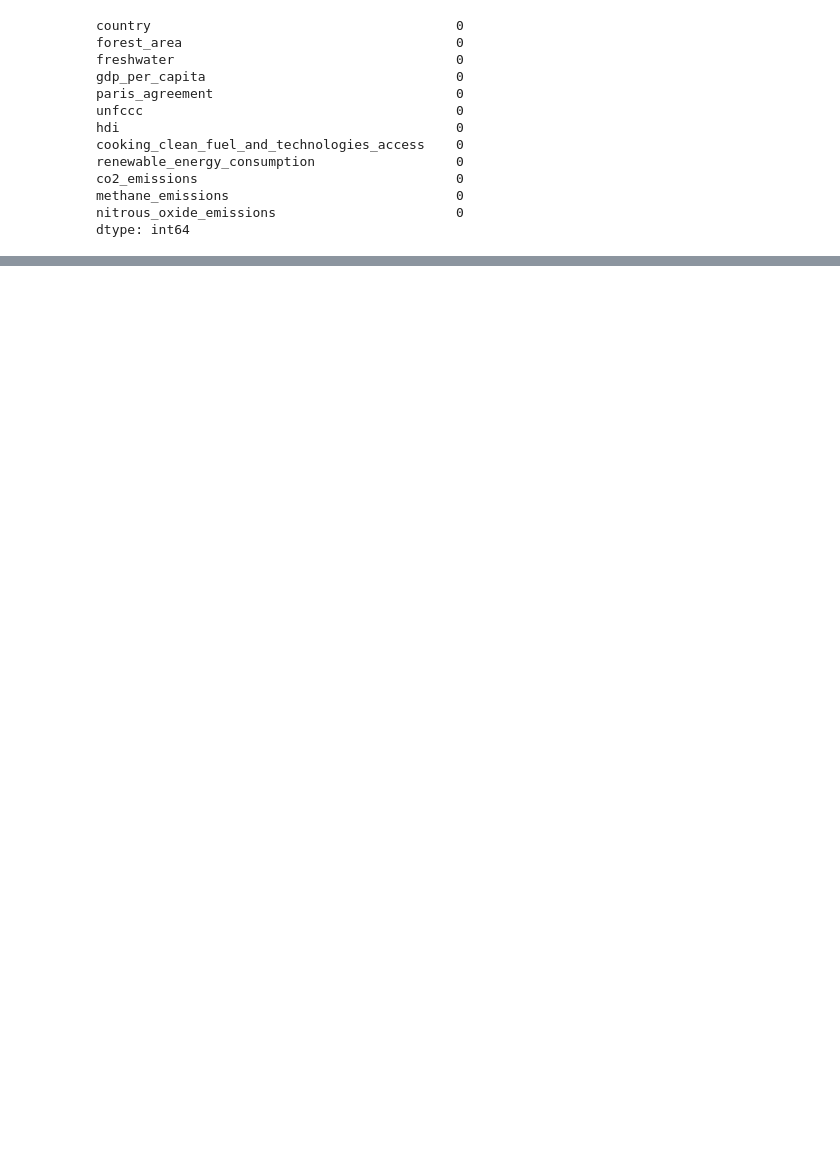
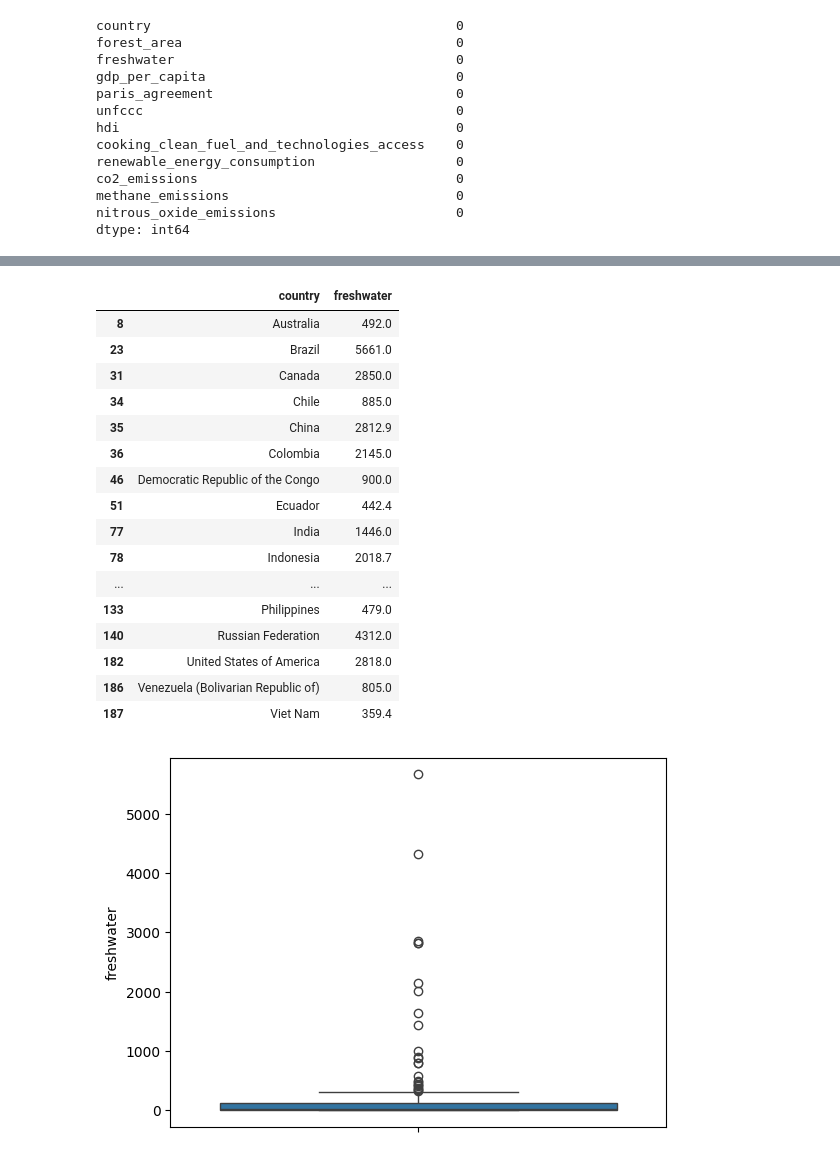
Before and after one commit to luanakimley/low-carbon-development-composite-index, a Jupyter notebook: data_cleaning.ipynb, the cells around one changed output, grey strips where cells are left out. Saved outputs shown, nothing was run; the diff lists cells and outputs as text; code cells hidden in the pictures; blank space fills up the shorter version.

```diff
--- a/data_cleaning.ipynb
+++ b/data_cleaning.ipynb
@@ -647,0 +702,33 @@ dtype: int64
+# %%
+Q1 = lcdci_df_imputed['freshwater'].quantile(0.25)
+Q3 = lcdci_df_imputed['freshwater'].quantile(0.75)
+
+IQR = Q3 - Q1
+
+lower_bound = Q1 - 1.5 * IQR
+upper_bound = Q3 + 1.5 * IQR
+
+potential_outliers = lcdci_df_imputed[(lcdci_df_imputed['freshwater'] < lower_bound) | (lcdci_df_imputed['freshwater'] > upper_bound)]
+
+sns.boxplot(y="freshwater", data=lcdci_df_imputed, showfliers=True)
+
+potential_outliers[['country', 'freshwater']]
+# %% [output]
+|  | country | freshwater |
+| 8 | Australia | 492.0 |
+| 23 | Brazil | 5661.0 |
+| 31 | Canada | 2850.0 |
+| 34 | Chile | 885.0 |
+| 35 | China | 2812.9 |
+| 36 | Colombia | 2145.0 |
+| 46 | Democratic Republic of the Congo | 900.0 |
+| 51 | Ecuador | 442.4 |
+| 77 | India | 1446.0 |
+| 78 | Indonesia | 2018.7 |
+| ... | ... | ... |
+| 133 | Philippines | 479.0 |
+| 140 | Russian Federation | 4312.0 |
+| 182 | United States of America | 2818.0 |
+| 186 | Venezuela (Bolivarian Republic of) | 805.0 |
+| 187 | Viet Nam | 359.4 |
+[figure, added]
```
Also changed, not shown: parts of 14 cells of this notebook.
